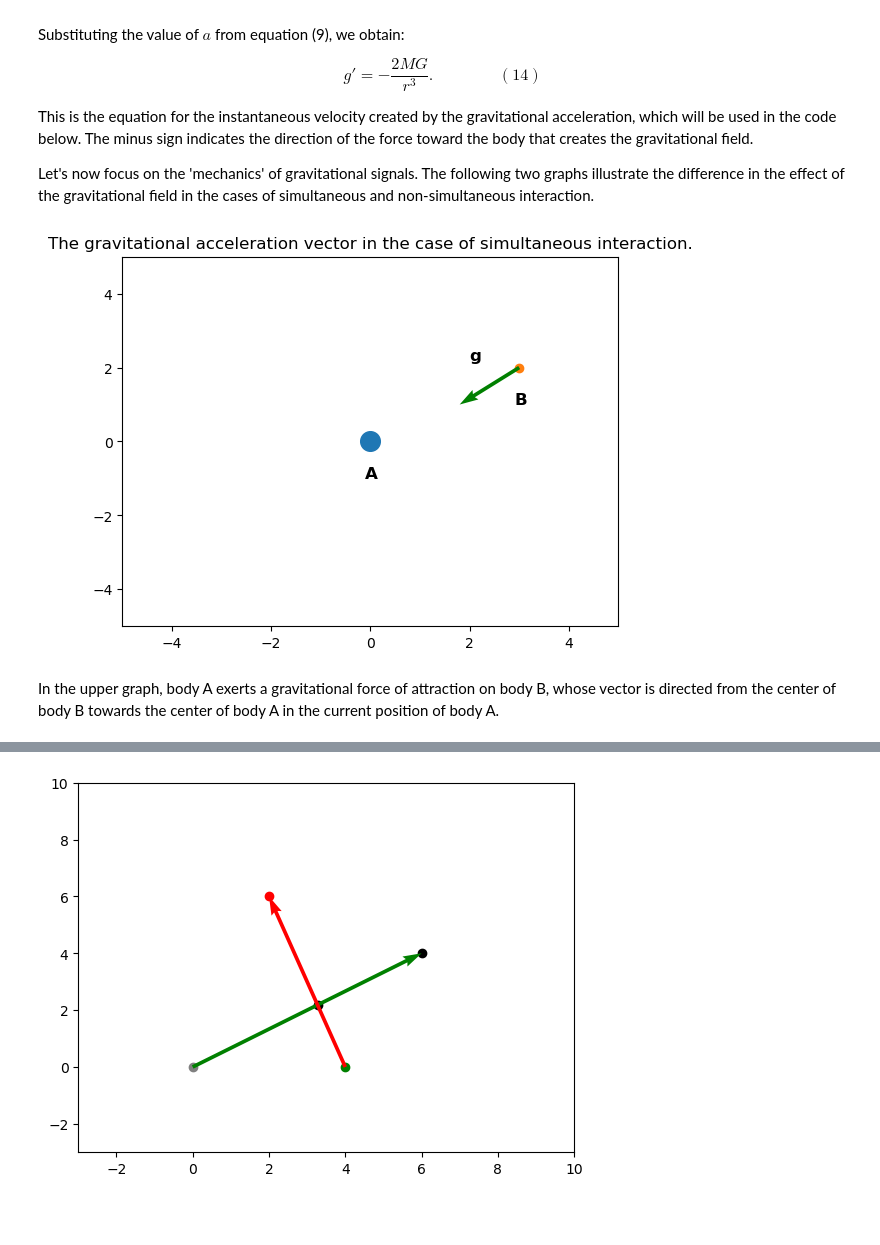
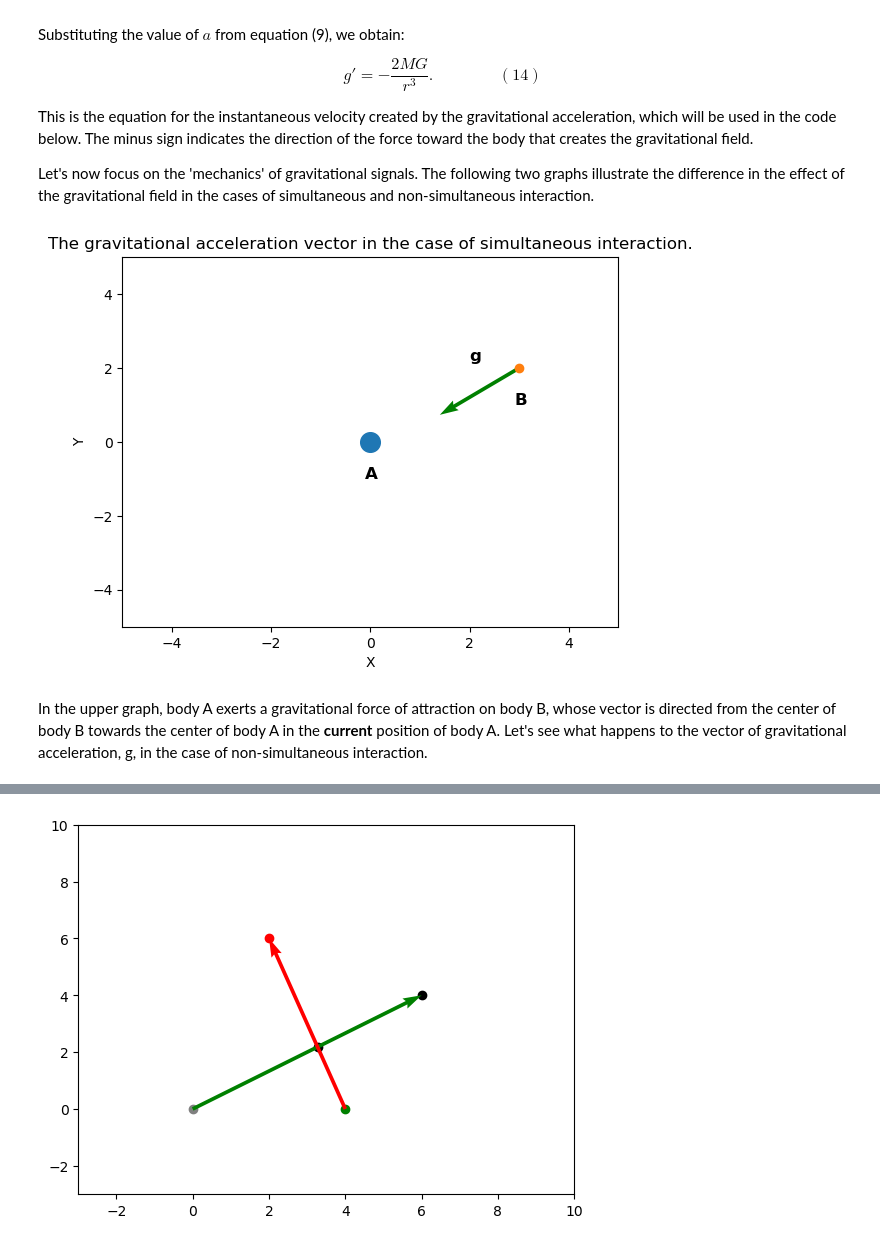
Before and after one commit to Kiril-Lazarov/Artificial-Intelligence, a Jupyter notebook: Course Project/Non-simultaneous gravitational interaction.ipynb, the cells around one changed output, grey strips where cells are left out. Cells and saved outputs as stored; diff of their text form; code cells hidden in the pictures; blank space fills up the shorter version.

```diff
--- a/Course Project/Non-simultaneous gravitational interaction.ipynb
+++ b/Course Project/Non-simultaneous gravitational interaction.ipynb
@@ -106,18 +106,26 @@ Let's now focus on the 'mechanics' of gravitational signals. The following two g
 # %%
 bodyA = np.array([0,0])
 bodyB = np.array([3,2])
+
+plt.quiver(bodyB[0], bodyB[1], -2.4, -1.9, angles = "xy", scale_units = "xy", scale = 1.5, color = 'green')
+
 plt.scatter(bodyA[0],bodyA[1],s=200)
 plt.scatter(bodyB[0],bodyB[1])
-plt.quiver(bodyB[0], bodyB[1], -2.4, -2, angles = "xy", scale_units = "xy", scale = 2, color = 'green')
+
 plt.text(bodyA[0]-0.1, bodyA[1]-1, 'A', fontsize=12, fontweight='bold')
 plt.text(bodyB[0]-0.1, bodyA[1] +1, 'B', fontsize=12, fontweight='bold')
 plt.text(bodyB[0] - 1, bodyA[1] + 2.2, 'g', fontsize=12, fontweight='bold')
+
 plt.title('The gravitational acceleration vector in the case of simultaneous interaction.')
+
 plt.xlim(-5,5)
 plt.ylim(-5,5)
 
+plt.xlabel('X')
+plt.ylabel('Y')
+
 plt.show()
 # %% [output]
-[figure, old version]
+[figure, new version]
 # %% [markdown]
-In the upper graph, body A exerts a gravitational force of attraction on body B, whose vector is directed from the center of body B towards the center of body A in the current position of body A.
+In the upper graph, body A exerts a gravitational force of attraction on body B, whose vector is directed from the center of body B towards the center of body A in the **current** position of body A. Let's see what happens to the vector of gravitational acceleration, g, in the case of non-simultaneous interaction.
```
Also changed, not shown: parts of 2 cells of this notebook.
